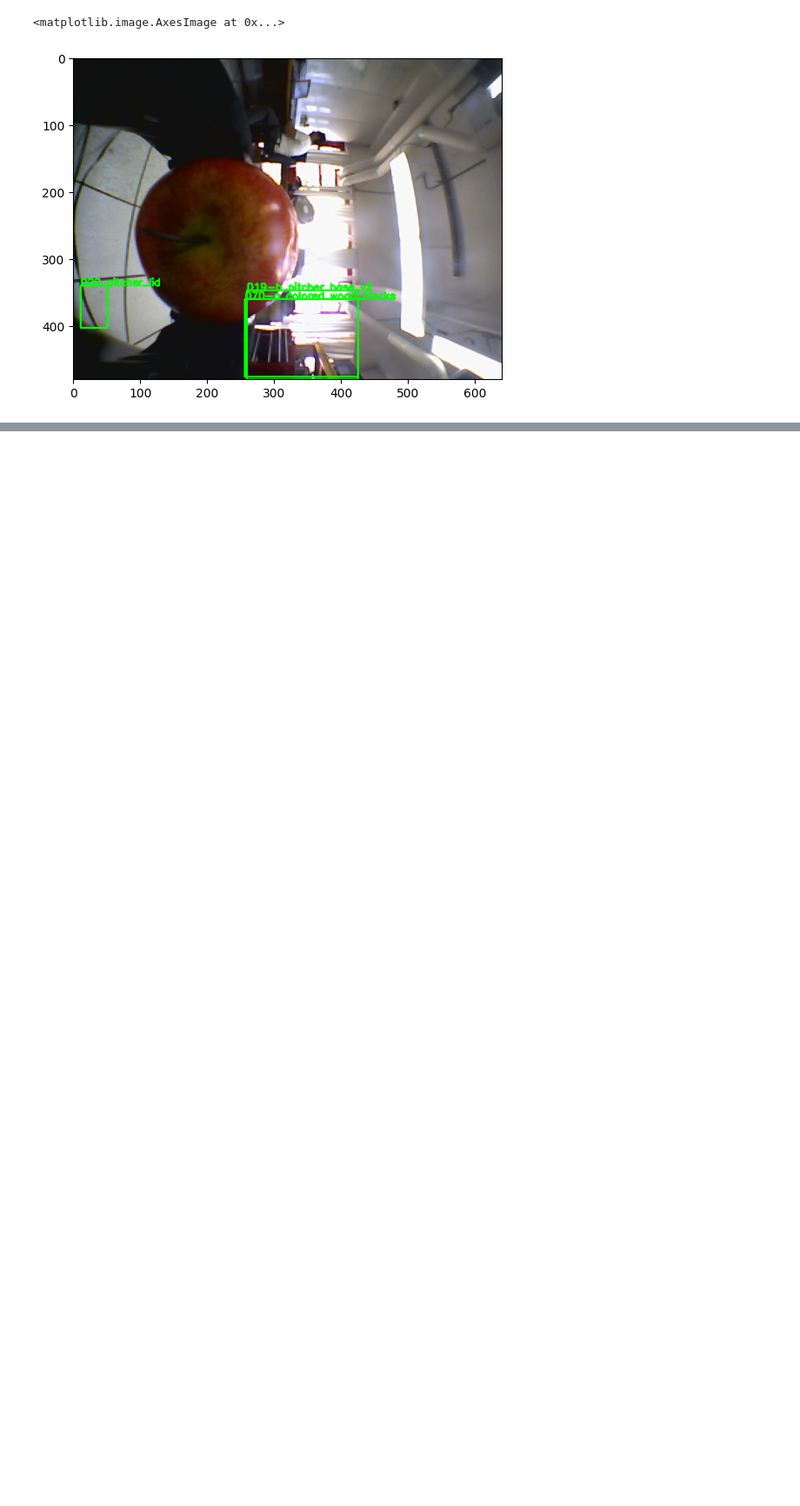
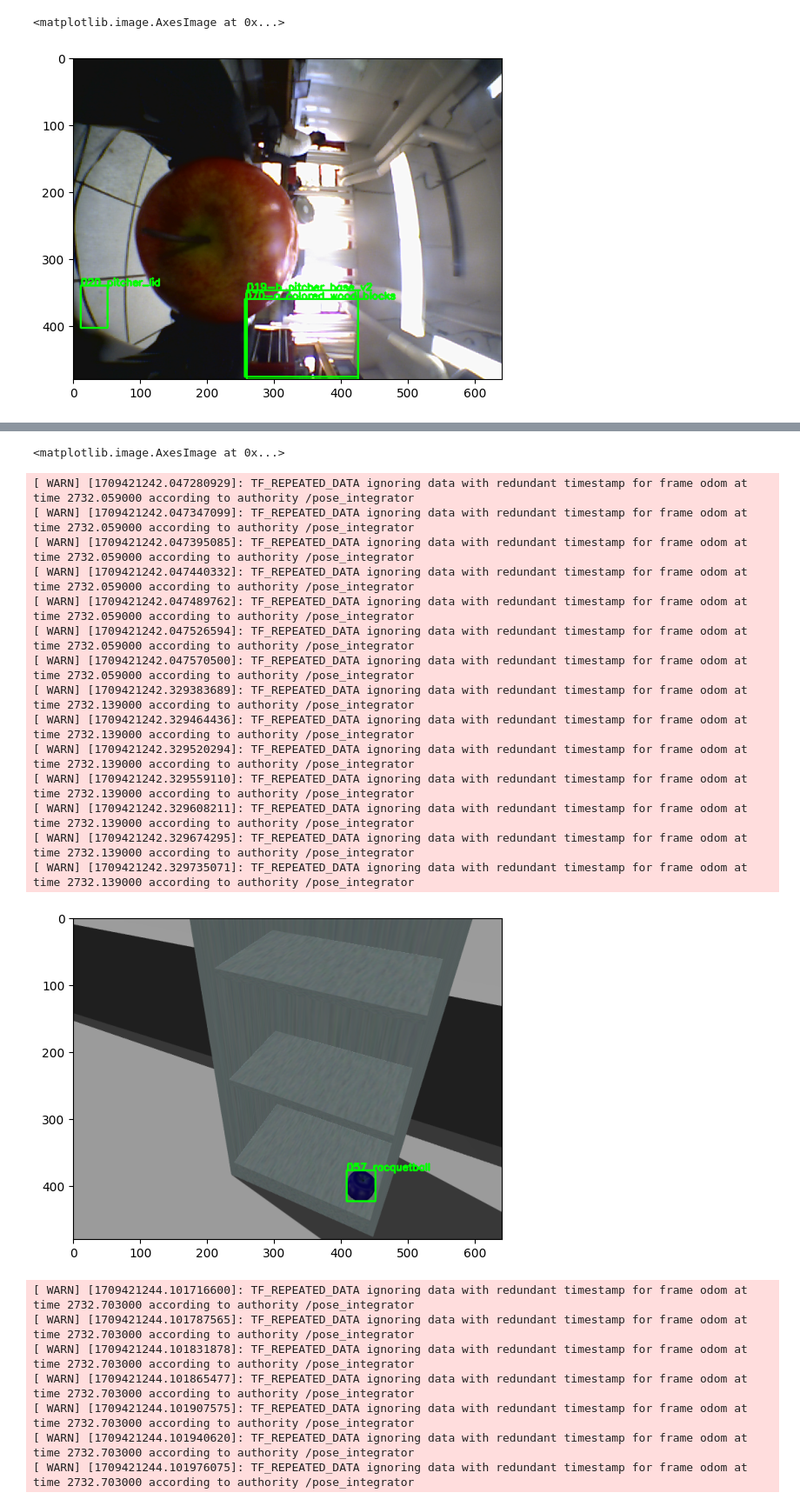
Before and after one commit to takeshi-pumas/catkin_extras, a Jupyter notebook: src/task/scripts/SMACH-ish-Grasp-yolo-adj-RealTakeshi.ipynb, the cells around one changed output, grey strips where cells are left out. Shown at 87% size. Saved outputs shown, nothing was run; the diff lists cells and outputs as text; code cells hidden in the pictures; blank space fills up the shorter version.

```diff
--- a/src/task/scripts/SMACH-ish-Grasp-yolo-adj-RealTakeshi.ipynb
+++ b/src/task/scripts/SMACH-ish-Grasp-yolo-adj-RealTakeshi.ipynb
@@ -272,3 +279,9 @@ plt.imshow(debug_image)
 gripper.open()
 # %%
 gripper.close(force=0.06)
+# %%
+img_msg  = bridge.cv2_to_imgmsg(rgbd.get_image())
+req      = classify_client.request_class()
+req.in_.image_msgs.append(img_msg)
+res      = classify_client(req)
+objects=detect_object_yolo('all',res)
@@ -274,0 +427,28 @@ gripper.close(force=0.06)
+# %%
+debug_image=   cv2.cvtColor(bridge.imgmsg_to_cv2(res.debug_image.image_msgs[0]), cv2.COLOR_RGB2BGR)
+
+plt.imshow(debug_image)
+# %% [output]
+<matplotlib.image.AxesImage at 0x...>
+[ WARN] [1709421242.047280929]: TF_REPEATED_DATA ignoring data with redundant timestamp for frame odom at time 2732.059000 according to authority /pose_integrator
+[ WARN] [1709421242.047347099]: TF_REPEATED_DATA ignoring data with redundant timestamp for frame odom at time 2732.059000 according to authority /pose_integrator
+[ WARN] [1709421242.047395085]: TF_REPEATED_DATA ignoring data with redundant timestamp for frame odom at time 2732.059000 according to authority /pose_integrator
+[ WARN] [1709421242.047440332]: TF_REPEATED_DATA ignoring data with redundant timestamp for frame odom at time 2732.059000 according to authority /pose_integrator
+[ WARN] [1709421242.047489762]: TF_REPEATED_DATA ignoring data with redundant timestamp for frame odom at time 2732.059000 according to authority /pose_integrator
+[ WARN] [1709421242.047526594]: TF_REPEATED_DATA ignoring data with redundant timestamp for frame odom at time 2732.059000 according to authority /pose_integrator
+[ WARN] [1709421242.047570500]: TF_REPEATED_DATA ignoring data with redundant timestamp for frame odom at time 2732.059000 according to authority /pose_integrator
+[ WARN] [1709421242.329383689]: TF_REPEATED_DATA ignoring data with redundant timestamp for frame odom at time 2732.139000 according to authority /pose_integrator
+[ WARN] [1709421242.329464436]: TF_REPEATED_DATA ignoring data with redundant timestamp for frame odom at time 2732.139000 according to authority /pose_integrator
+[ WARN] [1709421242.329520294]: TF_REPEATED_DATA ignoring data with redundant timestamp for frame odom at time 2732.139000 according to authority /pose_integrator
+[ WARN] [1709421242.329559110]: TF_REPEATED_DATA ignoring data with redundant timestamp for frame odom at time 2732.139000 according to authority /pose_integrator
+[ WARN] [1709421242.329608211]: TF_REPEATED_DATA ignoring data with redundant timestamp for frame odom at time 2732.139000 according to authority /pose_integrator
+[ WARN] [1709421242.329674295]: TF_REPEATED_DATA ignoring data with redundant timestamp for frame odom at time 2732.139000 according to authority /pose_integrator
+[ WARN] [1709421242.329735071]: TF_REPEATED_DATA ignoring data with redundant timestamp for frame odom at time 2732.139000 according to authority /pose_integrator
+[figure, added]
+[ WARN] [1709421244.101716600]: TF_REPEATED_DATA ignoring data with redundant timestamp for frame odom at time 2732.703000 according to authority /pose_integrator
+[ WARN] [1709421244.101787565]: TF_REPEATED_DATA ignoring data with redundant timestamp for frame odom at time 2732.703000 according to authority /pose_integrator
+[ WARN] [1709421244.101831878]: TF_REPEATED_DATA ignoring data with redundant timestamp for frame odom at time 2732.703000 according to authority /pose_integrator
+[ WARN] [1709421244.101865477]: TF_REPEATED_DATA ignoring data with redundant timestamp for frame odom at time 2732.703000 according to authority /pose_integrator
+[ WARN] [1709421244.101907575]: TF_REPEATED_DATA ignoring data with redundant timestamp for frame odom at time 2732.703000 according to authority /pose_integrator
+[ WARN] [1709421244.101940620]: TF_REPEATED_DATA ignoring data with redundant timestamp for frame odom at time 2732.703000 according to authority /pose_integrator
+[ WARN] [1709421244.101976075]: TF_REPEATED_DATA ignoring data with redundant timestamp for frame odom at time 2732.703000 according to authority /pose_integrator
```
Also changed, not shown: parts of 19 cells of this notebook, 4 other files.
